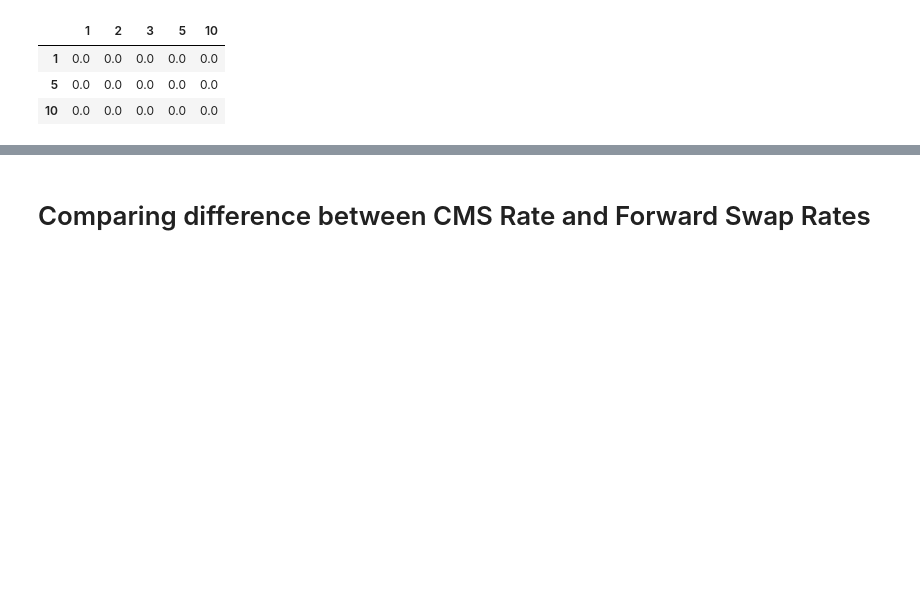
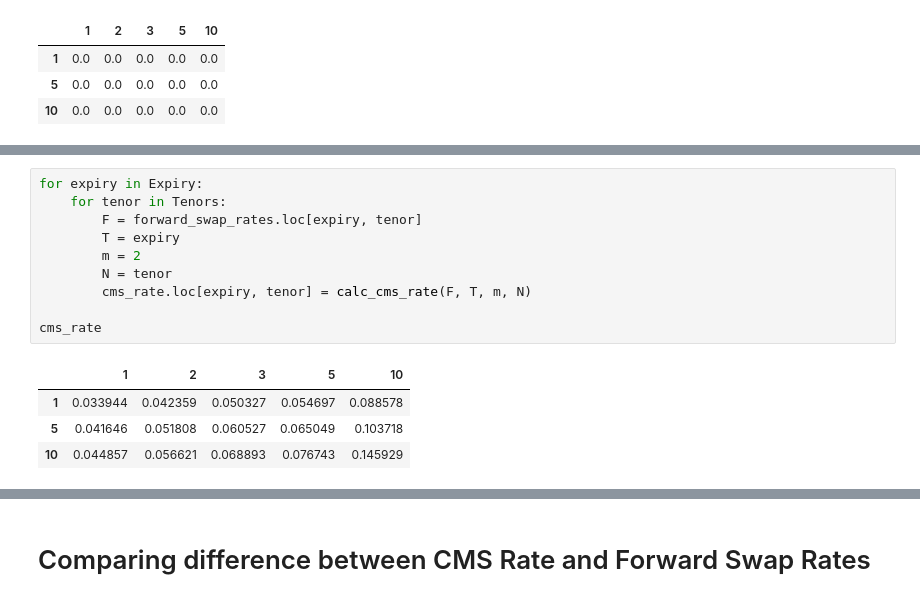
Before and after one commit to njh18/qf634-quant-research-methods, a Jupyter notebook: qf605-fixed-income/Part 3 Convexity Correction.ipynb, the cells around one changed output, grey strips where cells are left out. Cells and saved outputs as stored; diff of their text form; blank space fills up the shorter version.

```diff
--- a/qf605-fixed-income/Part 3 Convexity Correction.ipynb
+++ b/qf605-fixed-income/Part 3 Convexity Correction.ipynb
@@ -428,0 +458,15 @@ cms_rate
+# %%
+for expiry in Expiry:
+    for tenor in Tenors:
+        F = forward_swap_rates.loc[expiry, tenor]
+        T = expiry
+        m = 2
+        N = tenor
+        cms_rate.loc[expiry, tenor] = calc_cms_rate(F, T, m, N)
+
+cms_rate
+# %% [output]
+|  | 1 | 2 | 3 | 5 | 10 |
+| 1 | 0.033944 | 0.042359 | 0.050327 | 0.054697 | 0.088578 |
+| 5 | 0.041646 | 0.051808 | 0.060527 | 0.065049 | 0.103718 |
+| 10 | 0.044857 | 0.056621 | 0.068893 | 0.076743 | 0.145929 |
```
Also changed, not shown: parts of 10 cells of this notebook.
